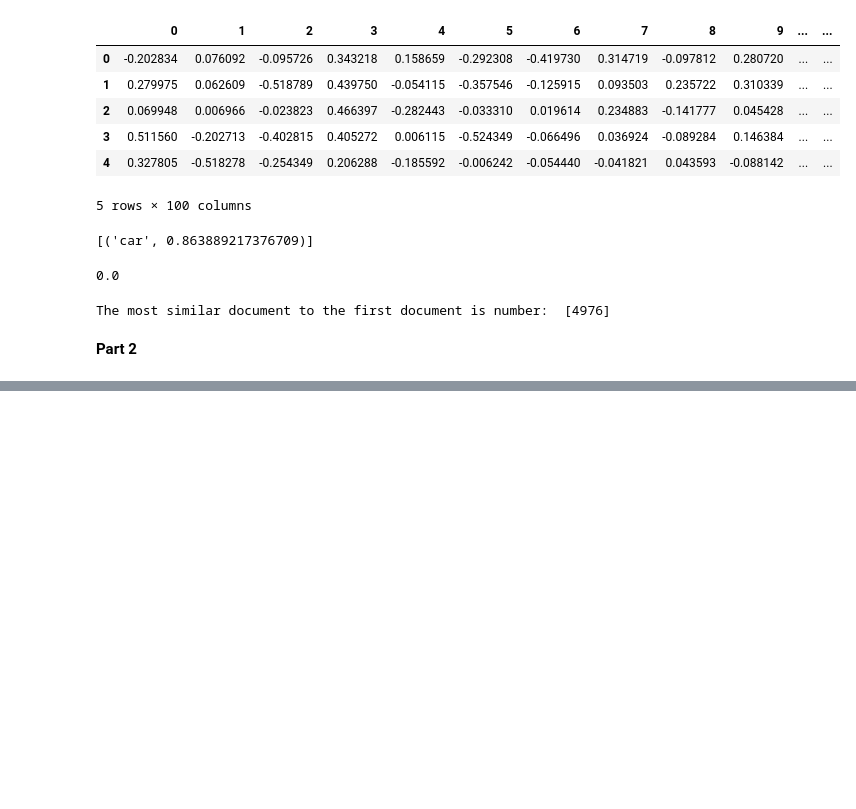
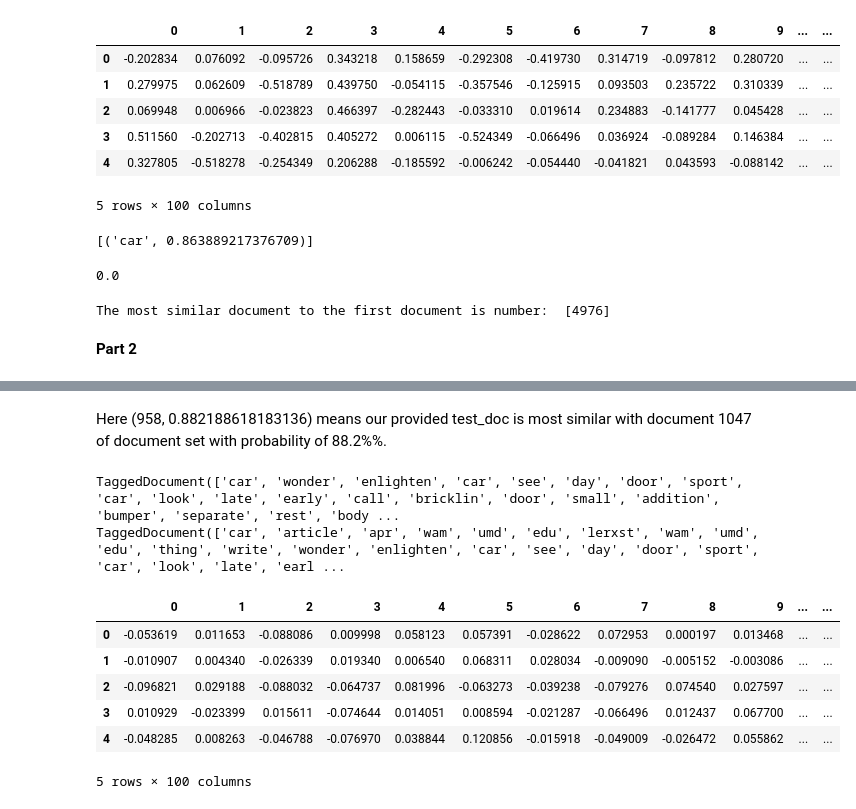
Before and after one commit to hoangminhanh/TWSM_Lab, a Jupyter notebook: Homework/4_Exercise_Representation_2/NL_4_Representation_2.ipynb, the cells around one changed output, grey strips where cells are left out. Drawn from its saved outputs; the diff is of its cells as text; code cells hidden in the pictures; blank space fills up the shorter version.

```diff
--- a/Homework/4_Exercise_Representation_2/NL_4_Representation_2.ipynb
+++ b/Homework/4_Exercise_Representation_2/NL_4_Representation_2.ipynb
@@ -157,0 +195,21 @@ model_d = Doc2Vec(tagged, vector_size=100, min_count=566)
+# %% [markdown]
+Here (958, 0.882188618183136) means our provided test_doc is most similar with document 1047 of document set with probability of 88.2%%.
+# %%
+print(tagged[0])
+print(tagged[958])
+# %% [output]
+TaggedDocument(['car', 'wonder', 'enlighten', 'car', 'see', 'day', 'door', 'sport', 'car', 'look', 'late', 'early', 'call', 'bricklin', 'door', 'small', 'addition', 'bumper', 'separate', 'rest', 'body ...
+TaggedDocument(['car', 'article', 'apr', 'wam', 'umd', 'edu', 'lerxst', 'wam', 'umd', 'edu', 'thing', 'write', 'wonder', 'enlighten', 'car', 'see', 'day', 'door', 'sport', 'car', 'look', 'late', 'earl ...
+# %%
+#create DataFrame and store in File
+corpus_gen_d = [model_d.infer_vector(doc) for doc, id in tagged]
+DoctoVecModel = pd.DataFrame(np.concatenate([corpus_gen_d],axis=0))
+DoctoVecModel.head()
+# %% [output]
+|  | 0 | 1 | 2 | 3 | 4 | 5 | 6 | 7 | 8 | 9 | ... | ... |
+| 0 | -0.053619 | 0.011653 | -0.088086 | 0.009998 | 0.058123 | 0.057391 | -0.028622 | 0.072953 | 0.000197 | 0.013468 | ... | ... |
+| 1 | -0.010907 | 0.004340 | -0.026339 | 0.019340 | 0.006540 | 0.068311 | 0.028034 | -0.009090 | -0.005152 | -0.003086 | ... | ... |
+| 2 | -0.096821 | 0.029188 | -0.088032 | -0.064737 | 0.081996 | -0.063273 | -0.039238 | -0.079276 | 0.074540 | 0.027597 | ... | ... |
+| 3 | 0.010929 | -0.023399 | 0.015611 | -0.074644 | 0.014051 | 0.008594 | -0.021287 | -0.066496 | 0.012437 | 0.067700 | ... | ... |
+| 4 | -0.048285 | 0.008263 | -0.046788 | -0.076970 | 0.038844 | 0.120856 | -0.015918 | -0.049009 | -0.026472 | 0.055862 | ... | ... |
+5 rows × 100 columns
```
Also changed, not shown: parts of 5 cells of this notebook.
